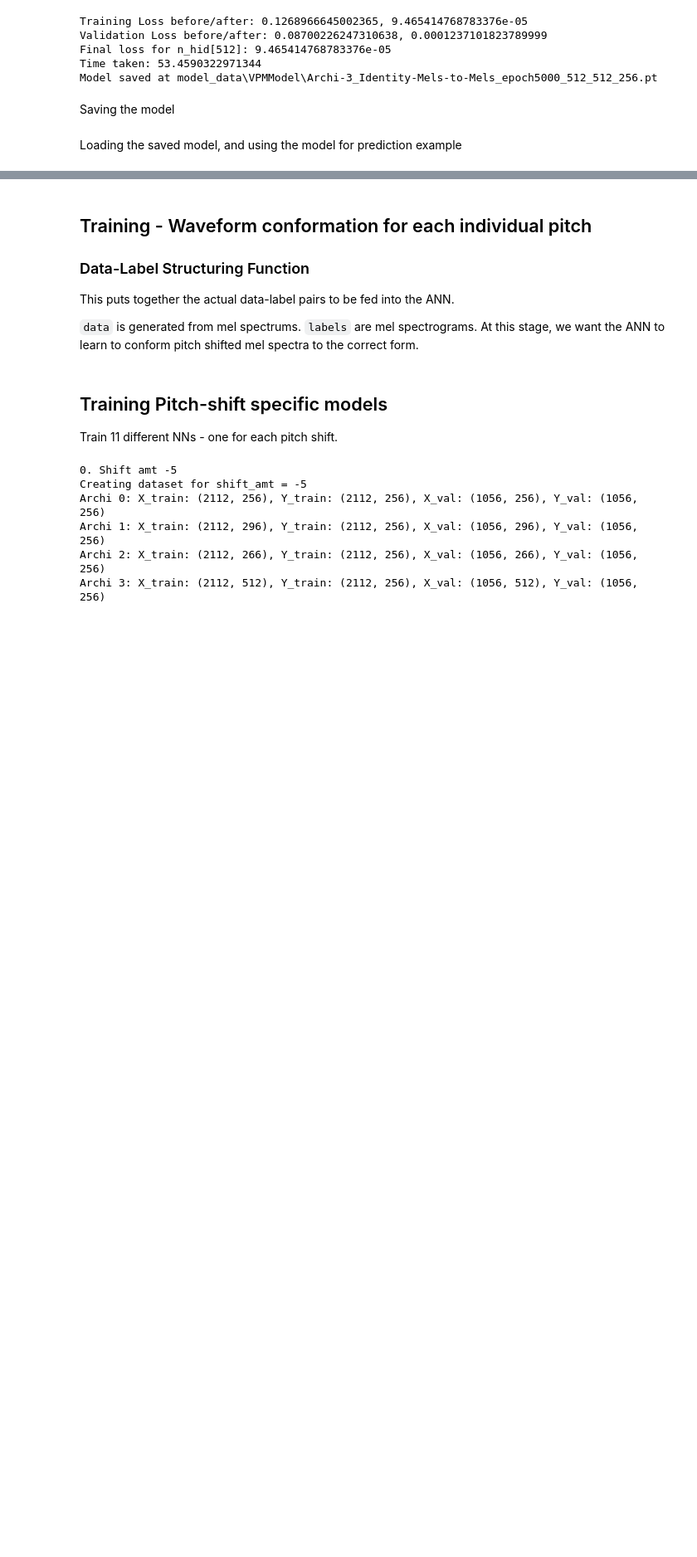
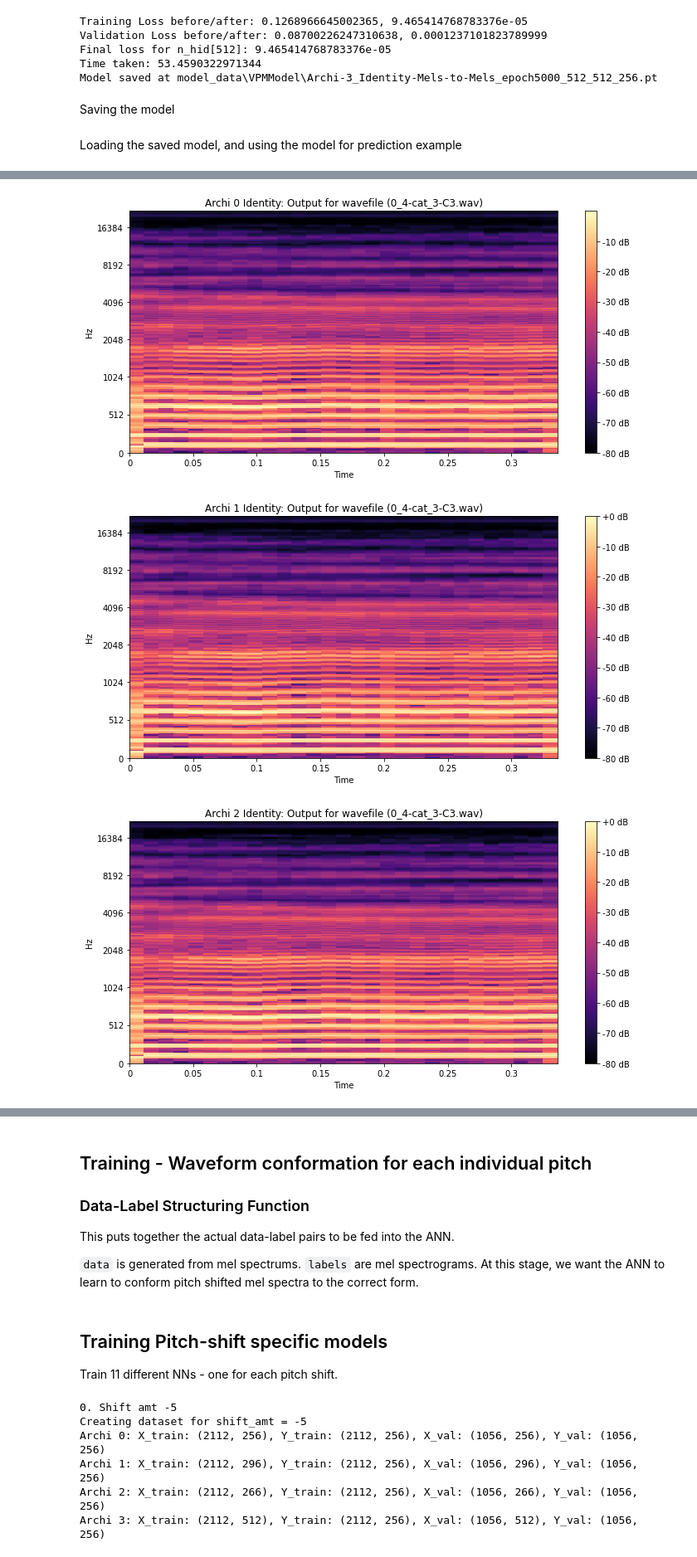
Before and after one commit to zioul123/VocalPitchModulator, a Jupyter notebook: SpecificModelCreation.ipynb, the cells around one changed output, grey strips where cells are left out. Shown at 83% size. Saved outputs shown, nothing was run; the diff lists cells and outputs as text; code cells hidden in the pictures; blank space fills up the shorter version.

```diff
--- a/SpecificModelCreation.ipynb
+++ b/SpecificModelCreation.ipynb
@@ -381,0 +386,33 @@ for archi in range(4):
+# %%
+# Plot a full spectrogram
+for archi in range(4):
+    model = BaseFFN(n_input=n_inputs[archi], n_hid=n_hids[archi], n_output=n_mels)
+    model.load_state_dict(torch.load(os.path.join("model_data", "VPMModel", model_paths[archi]), map_location=torch.device('cpu')))
+    model.eval()
+
+    data_tensor, label_tensor = map(torch.tensor, (datas[archi], labelss[archi]))
+    data_tensor = data_tensor.float(); label_tensor = label_tensor.float();
+    predictions = model(data_tensor).detach().numpy()
+
+    # # # # # # # # # # # # # # # # # # # # # # # # # # # #
+    # Graphing of a single mel spectra for one datapoint  #
+    # # # # # # # # # # # # # # # # # # # # # # # # # # # #
+    data_pointStrt = flat_data_idx(wavIdx, 0)
+    data_pointExcl = flat_data_idx(wavIdx+1, 0)
+
+    melSpectrum = predictions[data_pointStrt:data_pointExcl].T
+    melSpectrum = np.e ** (melSpectrum * max_mels)
+
+    plt.figure(figsize=(10, 5))
+    S_dB = librosa.power_to_db(melSpectrum, ref=np.max)
+    librosa.display.specshow(S_dB, x_axis='time', y_axis='mel', sr=44100, fmax=44100/2.0)
+    plt.colorbar(format='%+2.0f dB')
+    plt.title("Archi {} Identity: Output for wavefile ({})".format(archi, flat_data_ref_list[wavIdx]))
+    plt.tight_layout()
+    # Does not work - manually rename the images saved
+    plt.savefig(os.path.join("model_data", "VPMModel", "Archi-{}_MelSpectra_".format(archi) + model_paths[archi] + '.png'))
+    plt.show()
+# %% [output]
+[figure, added]
+[figure, added]
+[figure, added]
```
Also changed, not shown: parts of 5 cells of this notebook.
